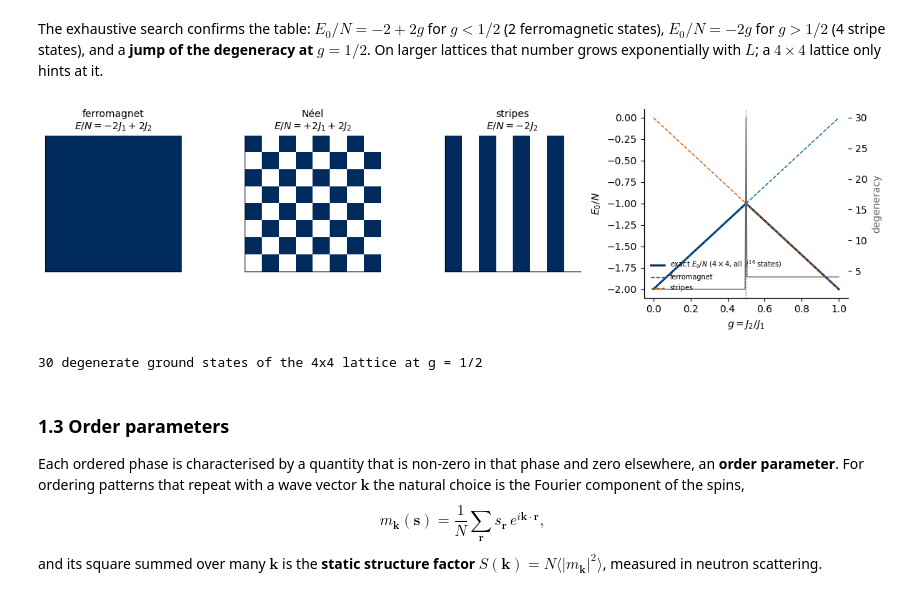
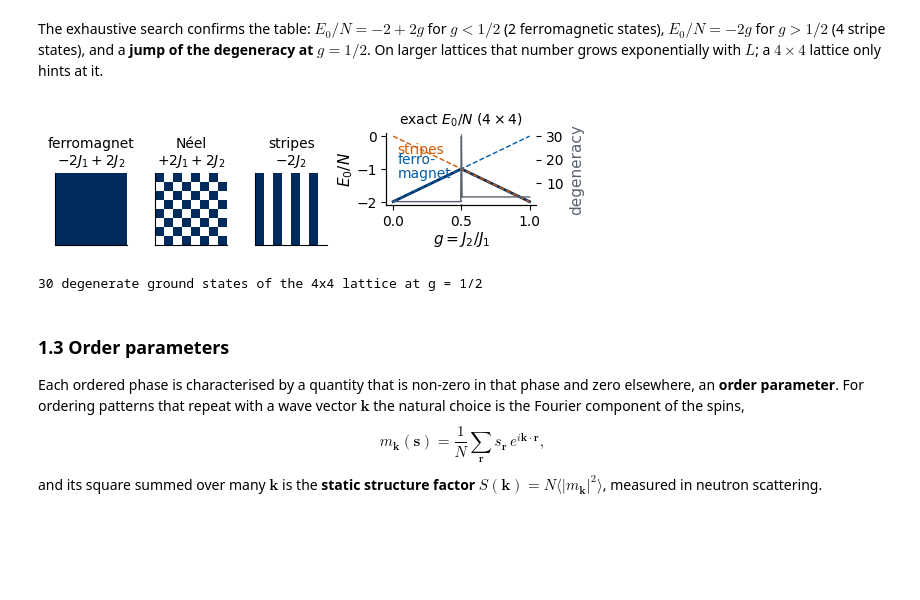
Before and after one commit to MarcinPlodzien/deep-learning-for-classical-and-quantum-physics, a Jupyter notebook: notebooks/lecture-05/lab-018-spin-models-monte-carlo.ipynb, the cells around one changed output. Saved outputs shown, nothing was run; the diff lists cells and outputs as text; code cells hidden in the pictures; blank space fills up the shorter version.

Commit message:
Lab 018: J1-J2 figures drawn at slide size (ground states, snapshots, observable maps, cost); data and numbers unchanged

```diff
--- a/notebooks/lecture-05/lab-018-spin-models-monte-carlo.ipynb
+++ b/notebooks/lecture-05/lab-018-spin-models-monte-carlo.ipynb
@@ -159,35 +159,35 @@ patterns = {"ferromagnet": np.ones((L_draw, L_draw)),
             "Néel": (-1.0) ** (x + y),
             "stripes": (-1.0) ** y}
 
 # one of the degenerate ground states at g = 1/2: stripes with one ferromagnetic column pair inserted
 ig = np.argmin(abs(g_scan - 0.5))
 gs_half = np.asarray(S4)[E[ig] <= E0[ig] + 1e-9]
 
 W, H = 5.5, 1.42                                        # physical size on the slide (full text width)
 with plt.rc_context(SLIDE_STYLE):
     fig = plt.figure(figsize=(W, H))
     box = lambda x0, y0, w, h: fig.add_axes([x0 / W, y0 / H, w / W, h / H])   # axes placed in inches
     for k, (name, p) in enumerate(patterns.items()):
         ax = box(0.14 + 1.0 * k, 0.05, 0.72, 0.72)
         ax.imshow(p, cmap=SPIN_CMAP, vmin=-1, vmax=1)
         e = {"ferromagnet": r"$-2J_1+2J_2$", "Néel": r"$+2J_1+2J_2$", "stripes": r"$-2J_2$"}[name]   # energy per spin E/N
         ax.set_title(f"{name}\n{e}", fontsize=10); ax.set_xticks([]); ax.set_yticks([])
     ax = box(3.45, 0.45, 1.5, 0.72)
     ax.plot(g_scan, E0 / 16, color=UJNavy, lw=2)
     ax.plot(g_scan, -2 + 2 * g_scan, "--", color=UJBlue, lw=1)
     ax.plot(g_scan, -2 * g_scan, "--", color=DSOrange, lw=1)
     ax.text(0.03, -0.2, "stripes", color=DSOrange, fontsize=10, va="top")
-    ax.text(0.98, -0.2, "ferro-\nmagnet", color=UJBlue, fontsize=10, va="top", ha="right", linespacing=1.0)
+    ax.text(0.03, -1.35, "ferro-\nmagnet", color=UJBlue, fontsize=10, va="bottom", ha="left", linespacing=1.0)
     ax.axvline(0.5, color=UJGray, ls=":", lw=1)
     ax2 = ax.twinx(); ax2.plot(g_scan, degeneracy, color=UJGray, lw=1); ax2.set_ylabel("degeneracy", color=UJGray)
     ax2.spines["top"].set_visible(False)
     ax.set_title(r"exact $E_0/N$ ($4\times4$)", fontsize=10)
     ax.set_xlabel("$g=J_2/J_1$", labelpad=1); ax.set_ylabel("$E_0/N$", labelpad=1)
     ax.set_xticks([0, 0.5, 1]); ax.set_yticks([-2, -1, 0])
     fig.savefig(f"{FIG}/gen_j1j2_ground_states.png", dpi=200); plt.show()
 print(f"{len(gs_half)} degenerate ground states of the 4x4 lattice at g = 1/2")
 # %% [output]
-[figure, old version]
+[figure, new version]
 30 degenerate ground states of the 4x4 lattice at g = 1/2
 # %% [markdown]
 ### 1.3 Order parameters
```
Also changed, not shown: parts of 8 cells of this notebook, 19 other files.
